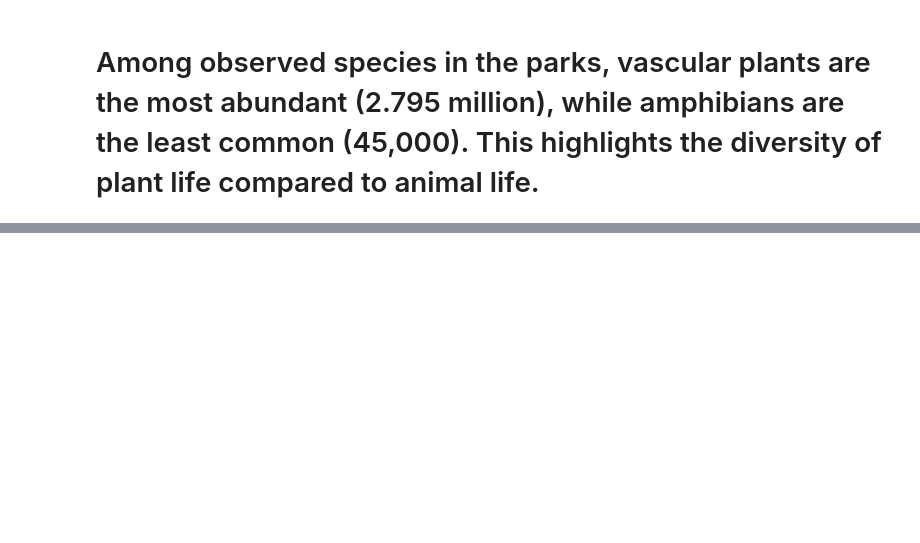
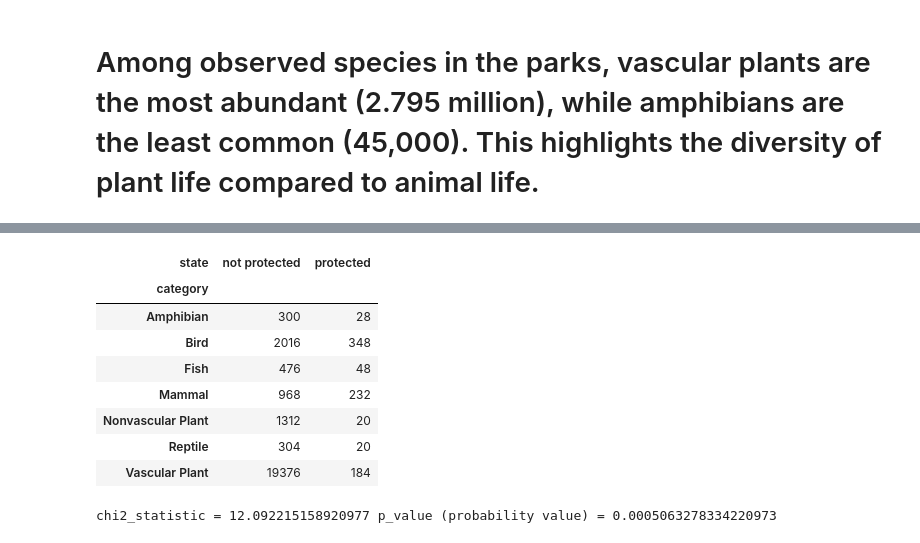
Before and after one commit to YSKAA423/Biodiversity-in-National-Parks, a Jupyter notebook: biodiversity.ipynb, the cells around one changed output, grey strips where cells are left out. Saved outputs shown, nothing was run; the diff lists cells and outputs as text; code cells hidden in the pictures; blank space fills up the shorter version.

```diff
--- a/biodiversity.ipynb
+++ b/biodiversity.ipynb
@@ -420,0 +467,25 @@ plt.clf()
+# %%
+# reinspect the freq teable
+
+freq_table
+# %% [output]
+| state | not protected | protected |
+| category |  |  |
+| Amphibian | 300 | 28 |
+| Bird | 2016 | 348 |
+| Fish | 476 | 48 |
+| Mammal | 968 | 232 |
+| Nonvascular Plant | 1312 | 20 |
+| Reptile | 304 | 20 |
+| Vascular Plant | 19376 | 184 |
+# %%
+# Build the table for Mammals and Birds
+#---->    not protected, protected
+#    Bird     2016         348
+#    Mammal   968          232
+freq_table = [[2016,348],[968,232]]
+chi2,pval,dof,expected = scipy.stats.chi2_contingency(freq_table)
+
+print(f"chi2_statistic = {chi2}",f"p_value (probability value) = {pval}")
+# %% [output]
+chi2_statistic = 12.092215158920977 p_value (probability value) = 0.0005063278334220973
```
Also changed, not shown: parts of 21 cells of this notebook.
